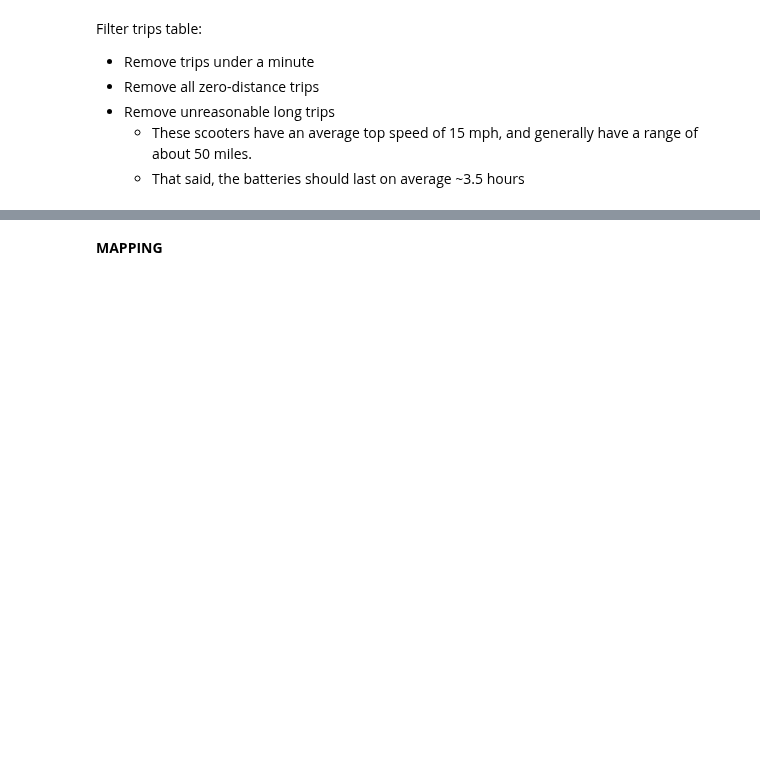
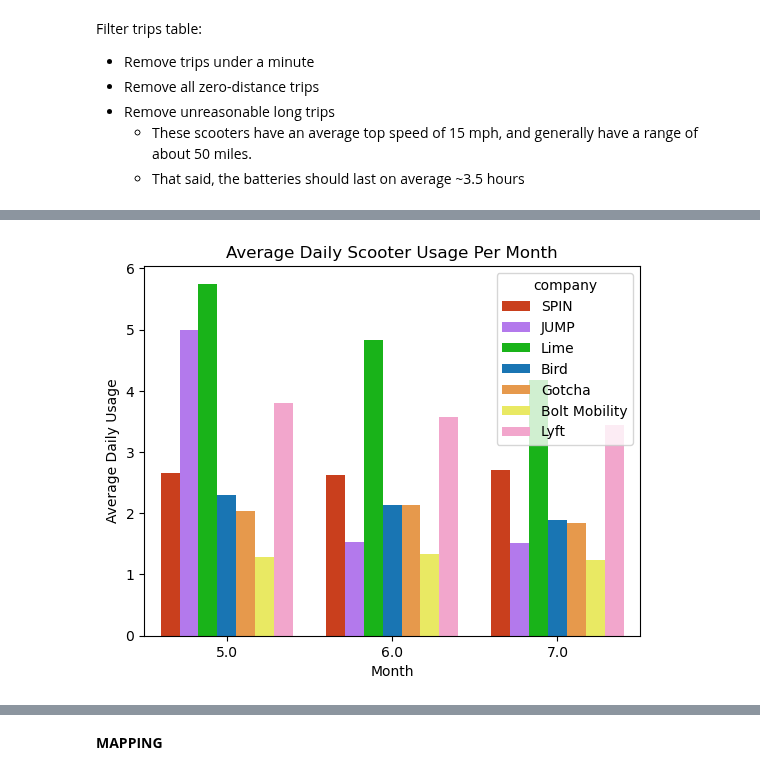
Before and after one commit to NSS-Data-Analytics-Cohort-10/scooters-group-6, a Jupyter notebook: notebooks/scooters.ipynb, the cells around one changed output, grey strips where cells are left out. Cells and saved outputs as stored; diff of their text form; code cells hidden in the pictures; blank space fills up the shorter version.

```diff
--- a/notebooks/scooters.ipynb
+++ b/notebooks/scooters.ipynb
@@ -191,0 +262,32 @@ sns.barplot
+# %%
+monthly_use = '''
+WITH monthly_use AS
+    (SELECT
+        DISTINCT sumdid,
+        companyname company,
+        EXTRACT(month FROM pubtimestamp) AS month,
+        COUNT(sumdid) OVER (PARTITION BY sumdid, DATE(pubtimestamp)) uses_per_day
+    FROM trips
+    WHERE tripduration > 1.0
+        AND tripduration < 200.0
+        AND tripdistance > 0
+        AND tripdistance < 264000
+        AND pubtimestamp < '2019-08-01 00:00:00.000'
+    GROUP BY sumdid, company, pubtimestamp)
+SELECT
+    DISTINCT company,
+    month,
+    AVG(uses_per_day) OVER (PARTITION BY company, month)
+FROM monthly_use
+'''
+
+with engine.connect() as connection:
+    usage_by_month = pd.read_sql(text(monthly_use), con = connection)
+
+sns.barplot(x='month', y='avg', data=usage_by_month, palette=colors2)
+plt.title('Average Daily Scooter Usage Per Month')
+plt.ylabel('Average Daily Usage')
+plt.xlabel('Month')
+plt.savefig('../Graphs/monthly_usage.png');
+# %% [output]
+[figure, added]
```
Also changed, not shown: parts of 28 cells of this notebook, 3 other files.
